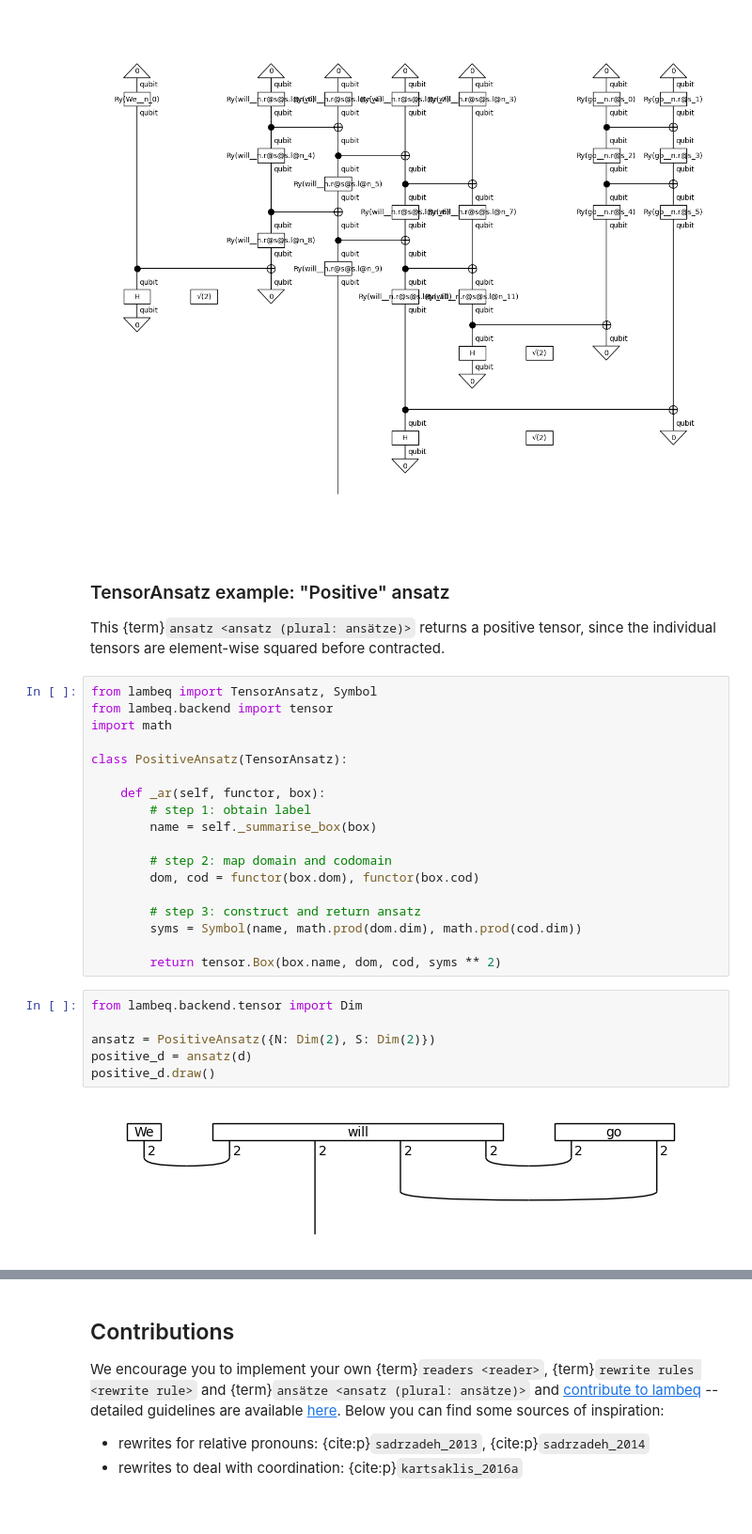
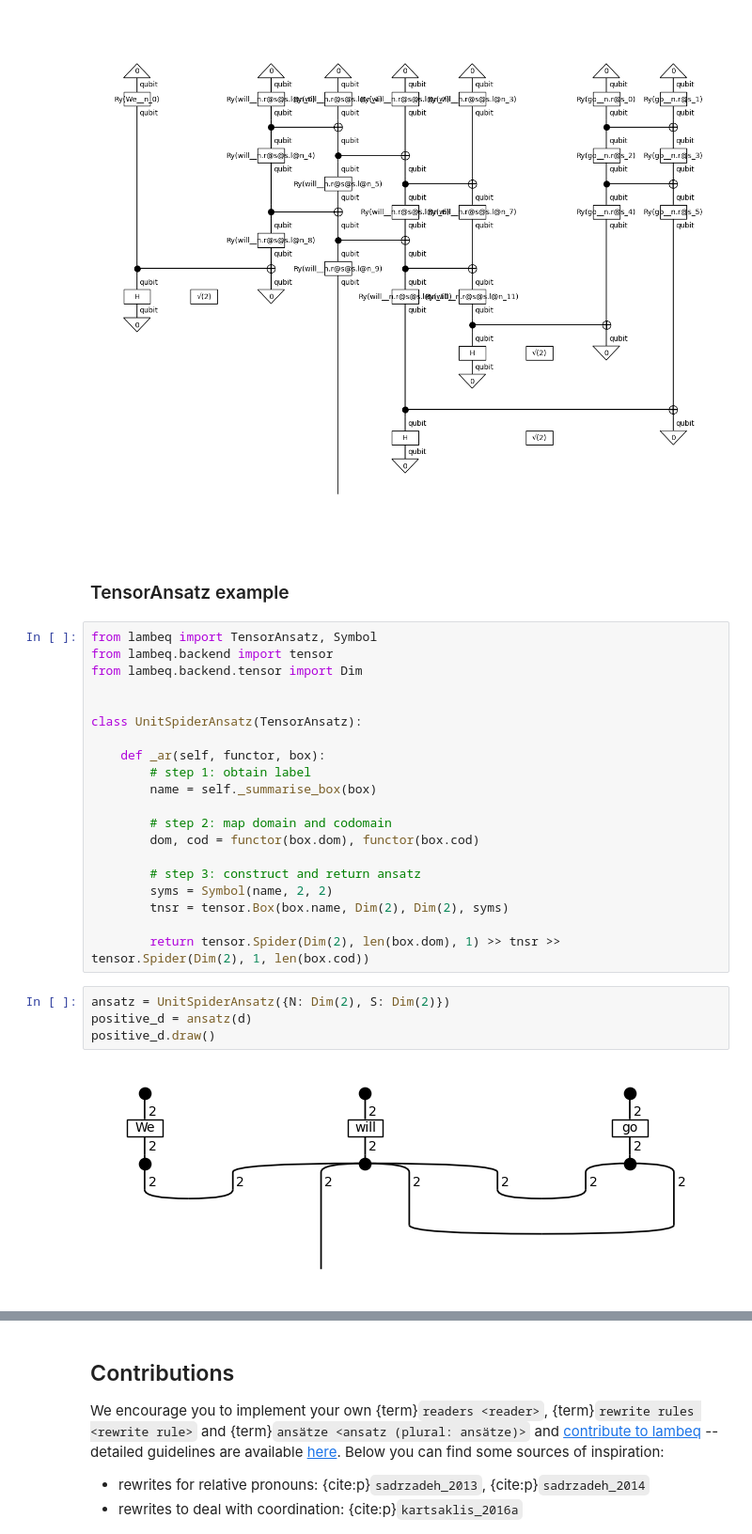
Before and after one commit to CQCL/lambeq-docs, a Jupyter notebook: docs/tutorials/extend-lambeq.ipynb, the cells around one changed output, grey strips where cells are left out. Shown at 94% size. Cells and saved outputs as stored; diff of their text form; blank space fills up the shorter version.

Commit message:
Fix issue with native `Symbol` class in the tutorials

```diff
--- a/docs/tutorials/extend-lambeq.ipynb
+++ b/docs/tutorials/extend-lambeq.ipynb
@@ -182,16 +187,15 @@ real_d = RealAnsatz({N: 1, S: 1}, n_layers=2)(d)
 real_d.draw(figsize=(12, 10))
 # %% [output]
 [figure]
-# %% [markdown]
-### TensorAnsatz example: "Positive" ansatz
-
-This {term}`ansatz <ansatz (plural: ansätze)>` returns a positive tensor, since the individual tensors are element-wise squared before contracted.
+# %% [markdown]
+### TensorAnsatz example
 # %%
 from lambeq import TensorAnsatz, Symbol
 from lambeq.backend import tensor
-import math
+from lambeq.backend.tensor import Dim
 
-class PositiveAnsatz(TensorAnsatz):
+
+class UnitSpiderAnsatz(TensorAnsatz):
 
     def _ar(self, functor, box):
         # step 1: obtain label
@@ -201,16 +205,15 @@ class PositiveAnsatz(TensorAnsatz):
         dom, cod = functor(box.dom), functor(box.cod)
 
         # step 3: construct and return ansatz
-        syms = Symbol(name, math.prod(dom.dim), math.prod(cod.dim))
+        syms = Symbol(name, 2, 2)
+        tnsr = tensor.Box(box.name, Dim(2), Dim(2), syms)
 
-        return tensor.Box(box.name, dom, cod, syms ** 2)
+        return tensor.Spider(Dim(2), len(box.dom), 1) >> tnsr >> tensor.Spider(Dim(2), 1, len(box.cod))
 # %%
-from lambeq.backend.tensor import Dim
-
-ansatz = PositiveAnsatz({N: Dim(2), S: Dim(2)})
+ansatz = UnitSpiderAnsatz({N: Dim(2), S: Dim(2)})
 positive_d = ansatz(d)
 positive_d.draw()
 # %% [output]
-[figure, old version]
+[figure, new version]
 # %%
 import numpy as np
```
Also changed, not shown: parts of 7 cells of this notebook.
